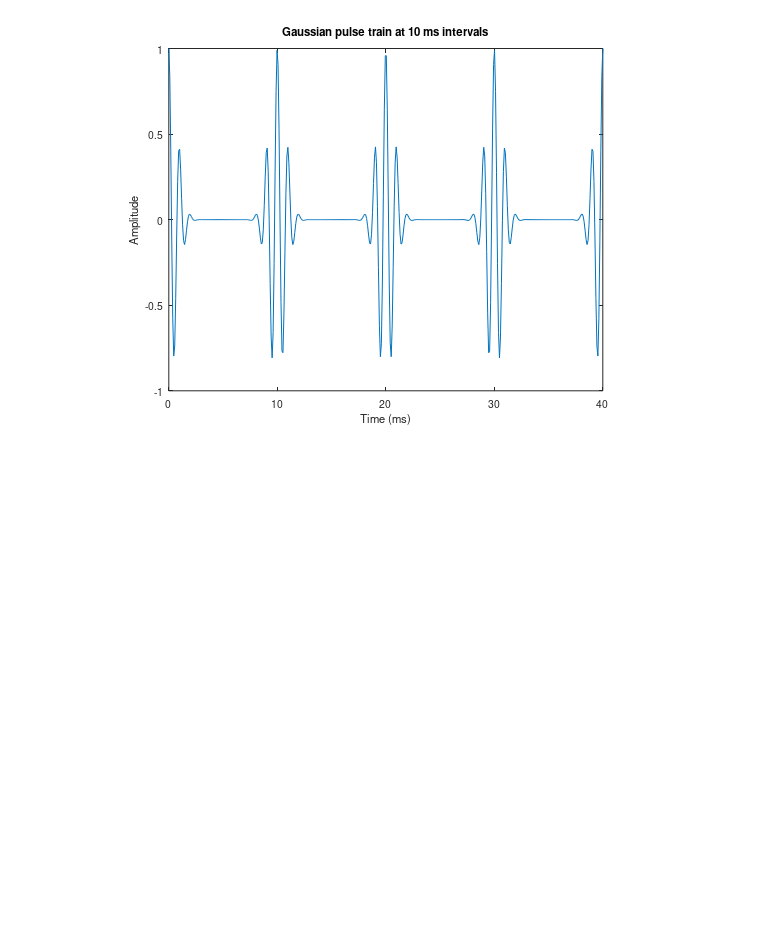
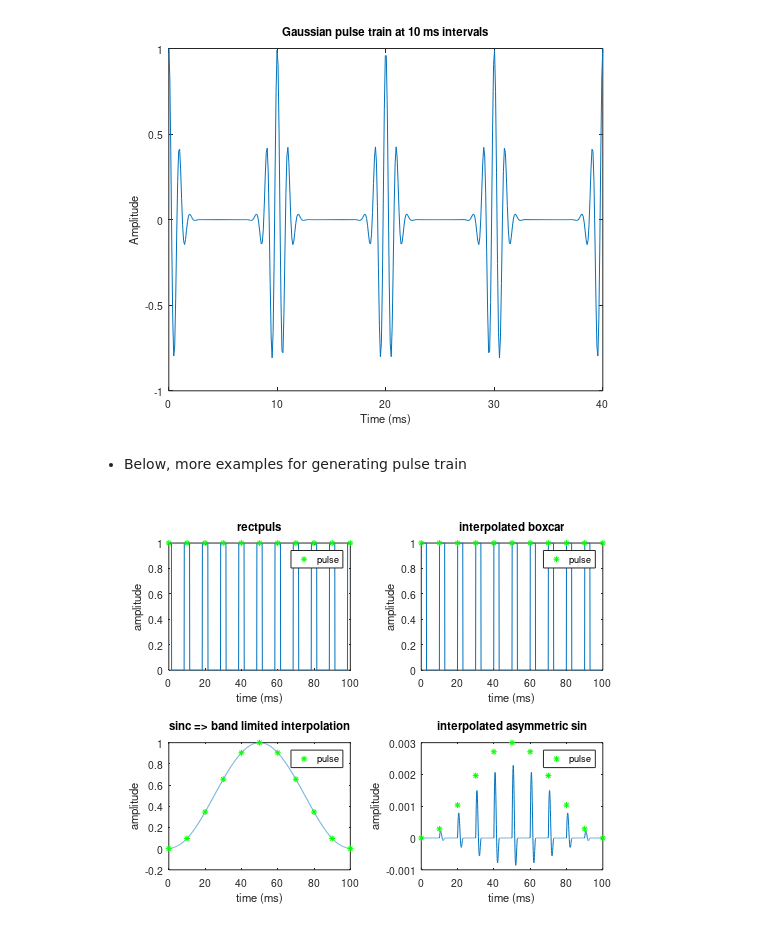
Before and after one commit to floose/py-ju-sea-dsp, a Jupyter notebook: ex1-rc-circ/octave-jupyter-pulse-generation.ipynb, the cells around one changed output. Cells and saved outputs as stored; diff of their text form; code cells hidden in the pictures; blank space fills up the shorter version.

Commit message:
added more examples on octave notebook

```diff
--- a/ex1-rc-circ/octave-jupyter-pulse-generation.ipynb
+++ b/ex1-rc-circ/octave-jupyter-pulse-generation.ipynb
@@ -16,3 +16,49 @@ Link for the example below: https://octave.sourceforge.io/signal/function/gauspu
  title ("Gaussian pulse train at 10 ms intervals");
 # %% [output]
 [figure]
+# %% [markdown]
+* Below, more examples for generating pulse train
+# %%
+fs = 11025;                   # arbitrary sample rate
+ f0 = 100;                     # pulse train sample rate
+ w = 0.003;                    # pulse width of 3 milliseconds
+ t = 0:1/fs:0.1; d=0:1/f0:0.1; # define sample times and pulse times
+ a = hanning(length(d));       # define pulse amplitudes
+
+ subplot(221);
+ x = pulstran(t', d', 'rectpuls', w);
+ plot([0:length(x)-1]*1000/fs, x);
+ hold on; plot(d*1000,ones(size(d)),'g*;pulse;'); hold off;
+ ylabel("amplitude"); xlabel("time (ms)");
+ title("rectpuls");
+
+ subplot(223);
+ x = pulstran(f0*t, [f0*d', a], 'sinc');
+ plot([0:length(x)-1]*1000/fs, x);
+ hold on; plot(d*1000,a,'g*;pulse;'); hold off;
+ ylabel("amplitude"); xlabel("time (ms)");
+ title("sinc => band limited interpolation");
+
+ subplot(222);
+ pulse = boxcar(30);  # pulse width of 3 ms at 10 kHz
+ x = pulstran(t, d', pulse, 10000);
+ plot([0:length(x)-1]*1000/fs, x);
+ hold on; plot(d*1000,ones(size(d)),'g*;pulse;'); hold off;
+ ylabel("amplitude"); xlabel("time (ms)");
+ title("interpolated boxcar");
+
+ subplot(224);
+ pulse = sin(2*pi*[0:0.0001:w]/w).*[w:-0.0001:0];
+ x = pulstran(t', [d', a], pulse', 10000);
+ plot([0:length(x)-1]*1000/fs, x);
+ hold on; plot(d*1000,a*w,'g*;pulse;'); hold off; title("");
+ ylabel("amplitude"); xlabel("time (ms)");
+ title("interpolated asymmetric sin");
+
+ %----------------------------------------------------------
+ % Should see (1) rectangular pulses centered on *,
+ %            (2) rectangular pulses to the right of *,
+ %            (3) smooth interpolation between the *'s, and
+ %            (4) asymmetric sines to the right of *
+# %% [output]
+[figure, added]
```
